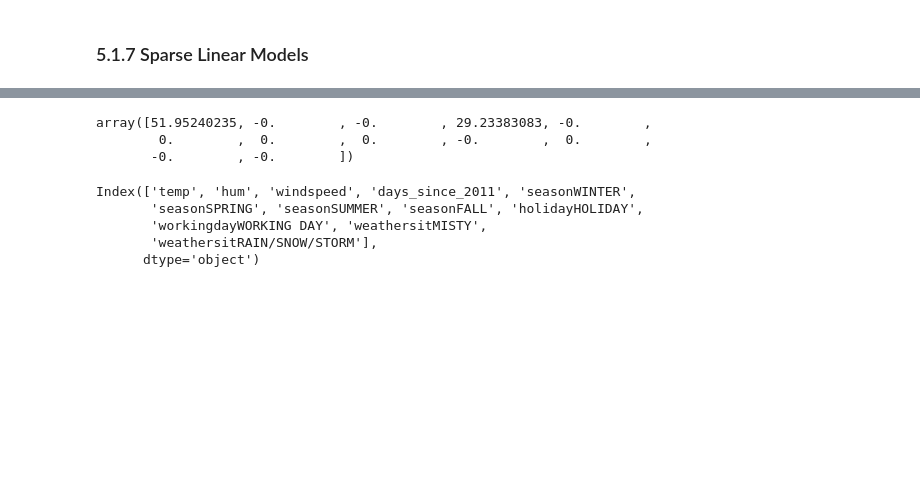
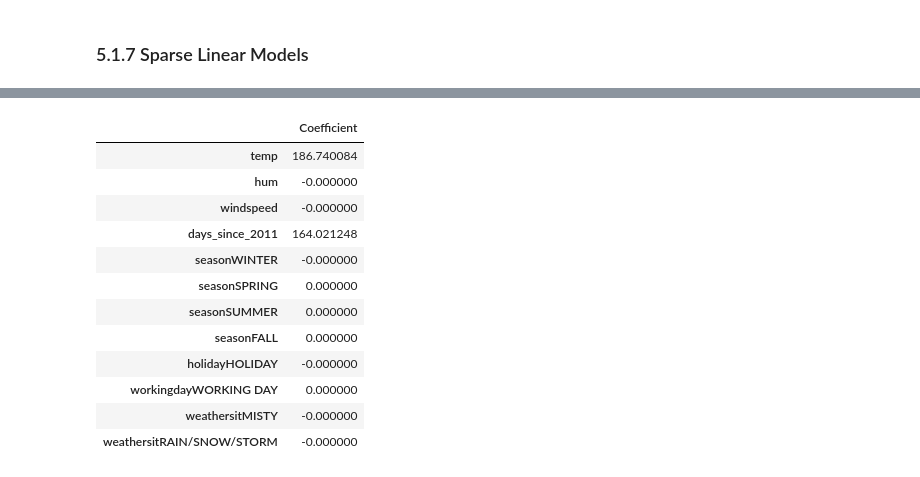
Before and after one commit to shimkoji/Interpretable-machine-learning-by-python, a Jupyter notebook: python/notebook/5.1 Linear Regression.ipynb, the cells around one changed output, grey strips where cells are left out. Saved outputs shown, nothing was run; the diff lists cells and outputs as text; code cells hidden in the pictures; blank space fills up the shorter version.

```diff
--- a/python/notebook/5.1 Linear Regression.ipynb
+++ b/python/notebook/5.1 Linear Regression.ipynb
@@ -319,21 +310,26 @@ plt.show()
 # %%
-model = Lasso(alpha=1155)
+model = Lasso(alpha=1000)
 model.fit(X_train, y_train)
 y_pred = model.predict(X_test)
+display(
+    pd.DataFrame(
+        model.coef_.reshape(-1), index=list(X_dummies.columns), columns=["Coefficient"]
+    )
+)
+# %% [output]
+|  | Coefficient |
+| temp | 186.740084 |
+| hum | -0.000000 |
+| windspeed | -0.000000 |
+| days_since_2011 | 164.021248 |
+| seasonWINTER | -0.000000 |
+| seasonSPRING | 0.000000 |
+| seasonSUMMER | 0.000000 |
+| seasonFALL | 0.000000 |
+| holidayHOLIDAY | -0.000000 |
+| workingdayWORKING DAY | 0.000000 |
+| weathersitMISTY | -0.000000 |
+| weathersitRAIN/SNOW/STORM | -0.000000 |
-# %%
-model.coef_
-# %% [output]
-array([51.95240235, -0.        , -0.        , 29.23383083, -0.        ,
-        0.        ,  0.        ,  0.        , -0.        ,  0.        ,
-       -0.        , -0.        ])
-# %%
-X_dummies.columns
-# %% [output]
-Index(['temp', 'hum', 'windspeed', 'days_since_2011', 'seasonWINTER',
-       'seasonSPRING', 'seasonSUMMER', 'seasonFALL', 'holidayHOLIDAY',
-       'workingdayWORKING DAY', 'weathersitMISTY',
-       'weathersitRAIN/SNOW/STORM'],
-      dtype='object')
 # %%
 model = Lasso(alpha=250)
 model.fit(X_train, y_train)
```
Also changed, not shown: parts of 9 cells of this notebook.
